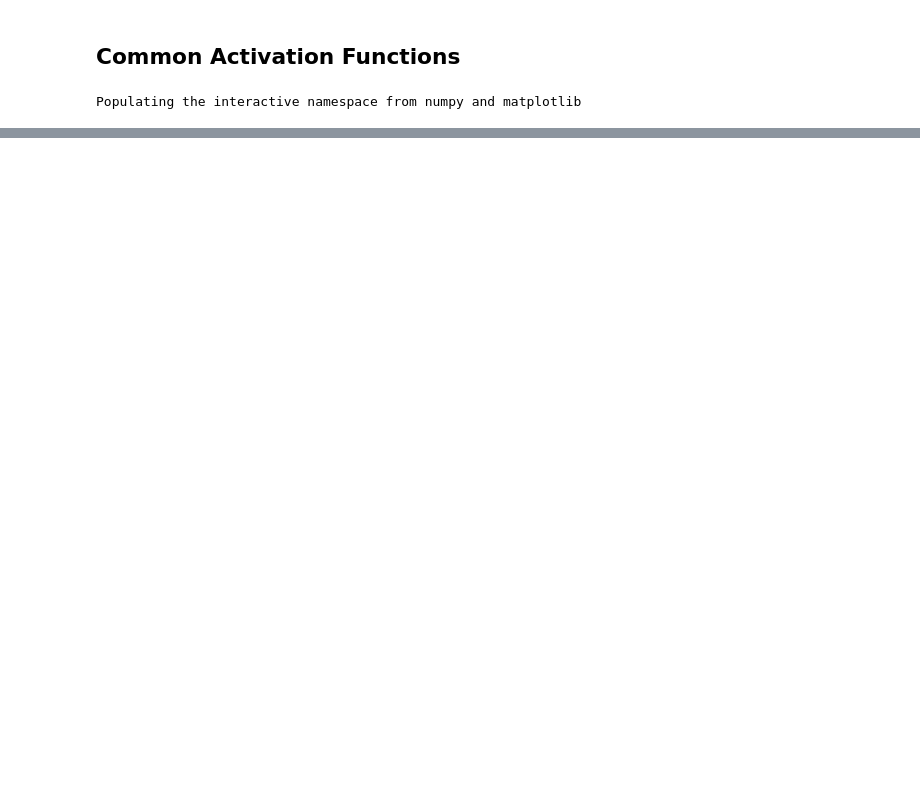
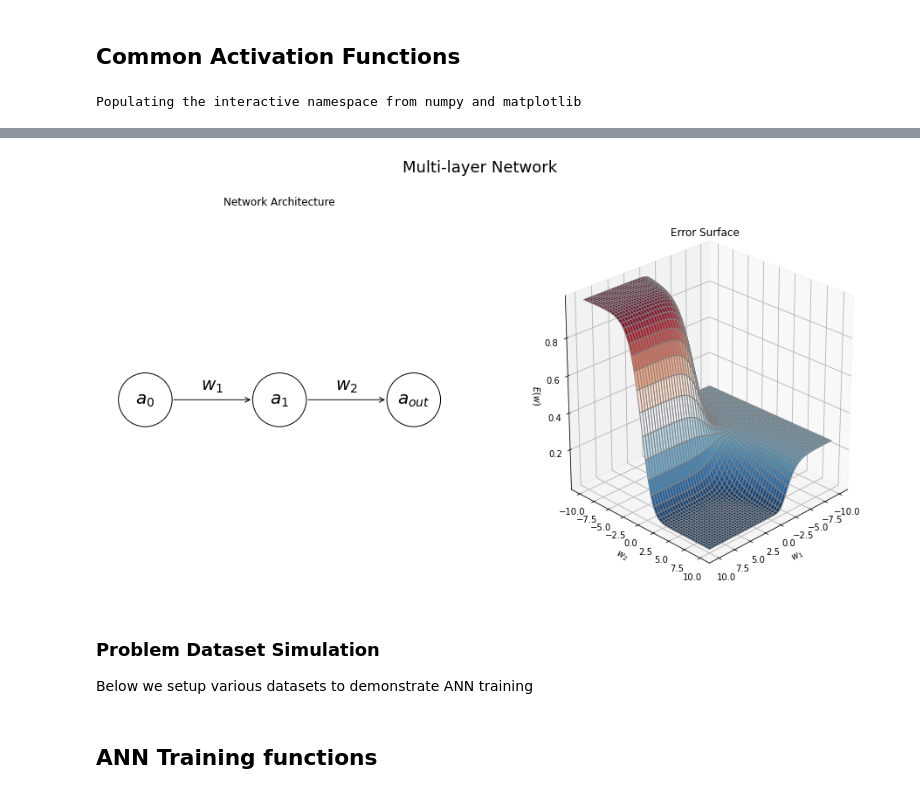
Before and after one commit to dustinstansbury/theclevermachine, a Jupyter notebook: notebooks/a-gentle-guide-to-artificial-neural-networks.ipynb, the cells around one changed output, grey strips where cells are left out. Cells and saved outputs as stored; diff of their text form; code cells hidden in the pictures; blank space fills up the shorter version.

```diff
--- a/notebooks/a-gentle-guide-to-artificial-neural-networks.ipynb
+++ b/notebooks/a-gentle-guide-to-artificial-neural-networks.ipynb
@@ -53,0 +127,77 @@ savefig('/tmp/common_activation_functions.png', dpi=300)
+# %%
+def two_layer_network_predict(w1, w2, target_value):
+    return g(w2 * g(w1 * target_value))
+
+two_layer_network_output = two_layer_network_predict(w1, w2, target_value)
+two_layer_network_error = error_function(two_layer_network_output, target_value)
+
+
+# Plot network diagram
+fig = plt.figure(figsize=(16, 8))
+
+ax = fig.add_subplot(1, 2, 1)
+input_node = mpatches.Circle((0, .5), 0.1, facecolor='white', edgecolor='black')
+hidden_node = mpatches.Circle((.5, .5), 0.1, facecolor='white', edgecolor='black')
+output_node = mpatches.Circle((1, .5), 0.1, facecolor='white', edgecolor='black')
+ax.add_patch(input_node)
+ax.add_patch(hidden_node)
+ax.add_patch(output_node)
+ax.text(0.0, .5, '$a_0$', fontsize=20, ha='center', va='center')
+ax.text(0.5, .5, '$a_1$', fontsize=20, ha='center', va='center')
+ax.text(1.0, .5, '$a_{out}$', fontsize=20, ha='center', va='center')
+
+# hidden layer weights
+ax.annotate(
+    '',
+    (.4, .5),
+    (.1, .5),
+    size=14,
+    va="center",
+    ha="center",
+    arrowprops=dict(
+        arrowstyle='->',
+        fc="k", ec="k"
+    ),
+   )
+ax.text(.25, .55, '$w_1$', fontsize=20, ha='center', va='center')
+
+# output layer weights
+ax.annotate(
+    '',
+    (.6, .5),
+    (.9, .5),
+    size=14,
+    va="center",
+    ha="center",
+    arrowprops=dict(
+        arrowstyle='<-',
+        fc="k", ec="k"
+    ),
+   )
+ax.text(.75, .55, '$w_2$', fontsize=20, ha='center', va='center')
+
+plt.xlim([-.25, 1.25])
+plt.ylim([0.2, .8])
+plt.axis('equal')
+plt.axis('off');
+plt.title("Network Architecture")
+
+# Plot Error Surface
+ERROR_COLORMAP = 'RdBu_r'
+edge_color = 'gray'
+ax = fig.add_subplot(1, 2, 2, projection='3d')
+ax.plot_surface(w1, w2, two_layer_network_error, cmap=ERROR_COLORMAP, edgecolor=edge_color)
+ax.view_init(25, 45)
+ax.set_xlabel('$w_1$')
+ax.set_ylabel('$w_2$')
+ax.set_zlabel('$E(w)$')
+plt.title("Error Surface")
+
+plt.suptitle('Multi-layer Network', fontsize=18)
+
+plt.savefig('/tmp/multi-layer-ann-error-surface.png', bbox_inches='tight', dpi=300)
+# %% [output]
+[figure, added]
+# %% [markdown]
+### Problem Dataset Simulation
+Below we setup various datasets to demonstrate ANN training
@@ -53,0 +269,2 @@ savefig('/tmp/common_activation_functions.png', dpi=300)
+# %% [markdown]
+## ANN Training functions
```
Also changed, not shown: parts of 17 cells of this notebook, 52 other files.
